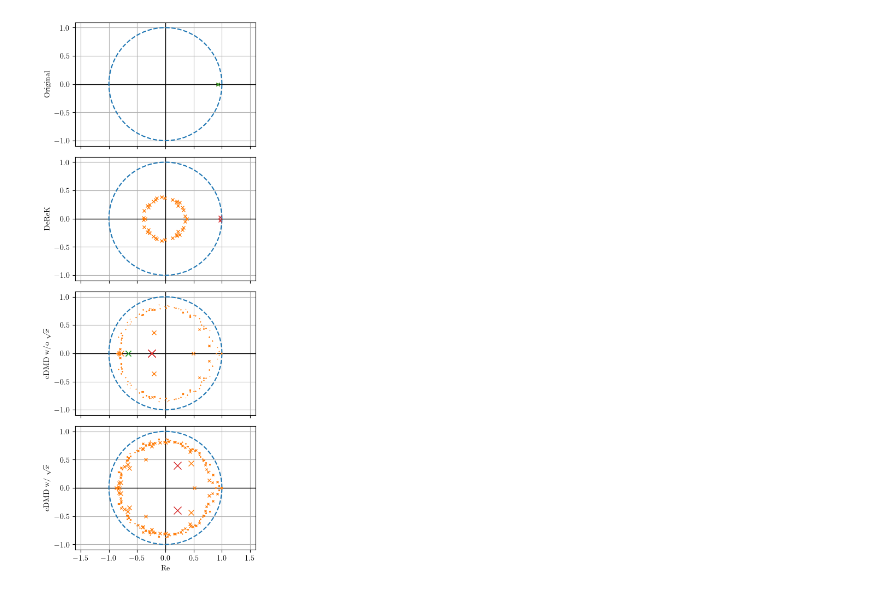
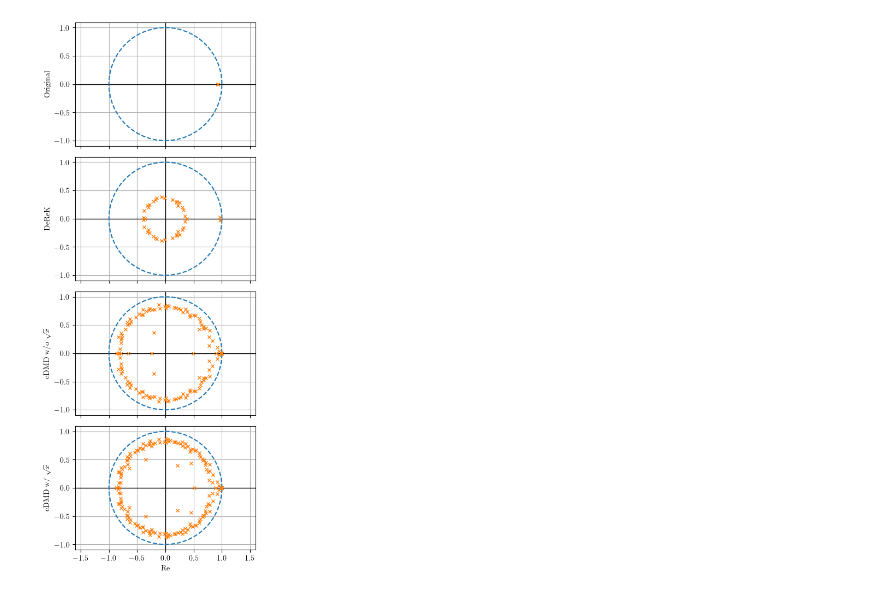
Before and after one commit to PatrikValabek/deep-koopman-with-time-delays, a Jupyter notebook: code/examples/result_plots.ipynb, the cells around one changed output. Cells and saved outputs as stored; diff of their text form; code cells hidden in the pictures.

```diff
--- a/code/examples/result_plots.ipynb
+++ b/code/examples/result_plots.ipynb
@@ -70,29 +67,29 @@ eig_original = eig_original[np.argsort(eig_original)[::-1]]
 # %%
 # [donotremove]
 fig, axs = plt.subplots(
     4,
     1,
     figsize=set_size("ieee", subplots=(4, 1)),
     sharex=True,
 )
 if not isinstance(axs, np.ndarray):
     axs = np.array([axs])
 
 plot_eigs(eig_original, ax=axs[0])
 plot_eigs(eig_derek, ax=axs[1])
-plot_eigs(eig_edmd_wo_sqrt, amp_edmd_wo_sqrt, ax=axs[2])
-plot_eigs(eig_edmd_w_sqrt, amp_edmd_w_sqrt, ax=axs[3])
+plot_eigs(eig_edmd_wo_sqrt, ax=axs[2])
+plot_eigs(eig_edmd_w_sqrt, ax=axs[3])
 axs[0].set_ylabel("Original")
 axs[1].set_ylabel("DeReK")
 axs[2].set_ylabel("eDMD w/o $\\sqrt{x}$")
 axs[3].set_ylabel("eDMD w/ $\\sqrt{x}$")
 axs[-1].set_xlabel("Re")
 
 fig.tight_layout()
 
 for ax in axs:
     ax.set_xlim(-1.6, 1.6)
 #     ax.set_ylim(-1.1, 1.1)
 fig.savefig("results/eigenvalues_comparison.pdf")
 # %% [output]
-[figure, old version]
+[figure, new version]
```
Also changed, not shown: parts of 1 cell of this notebook, 7 other files.
